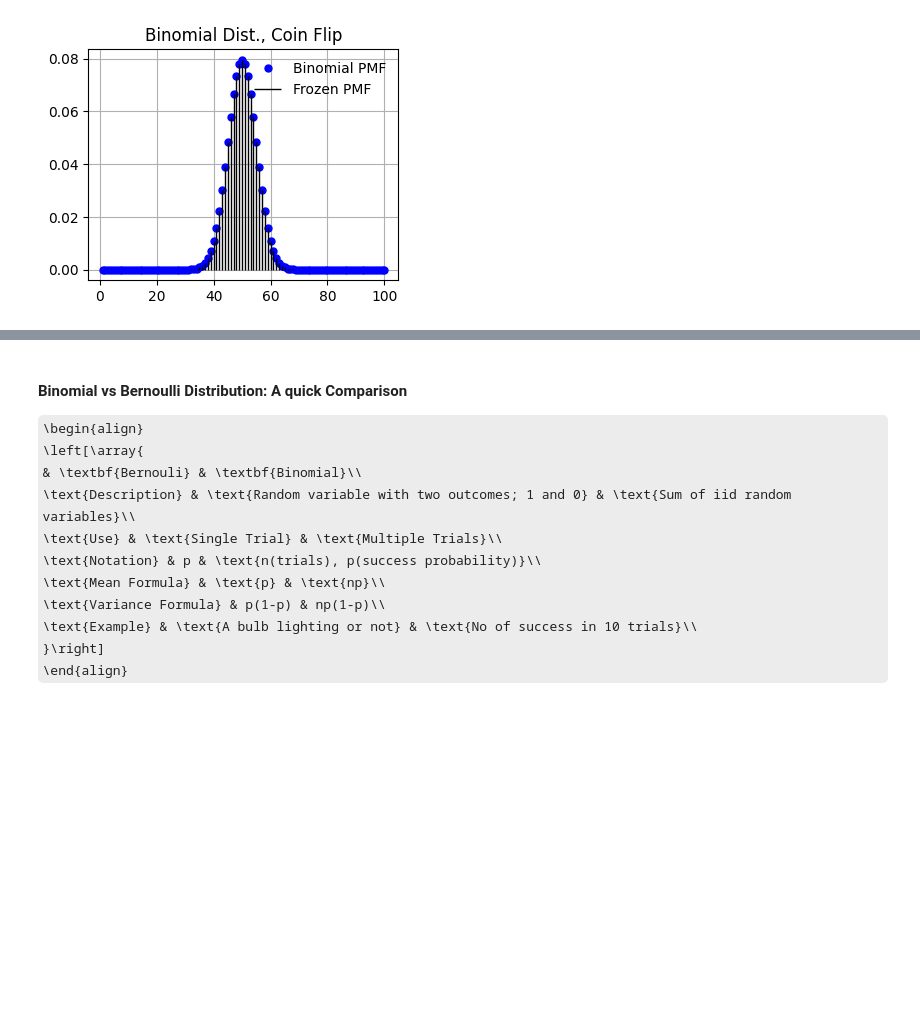
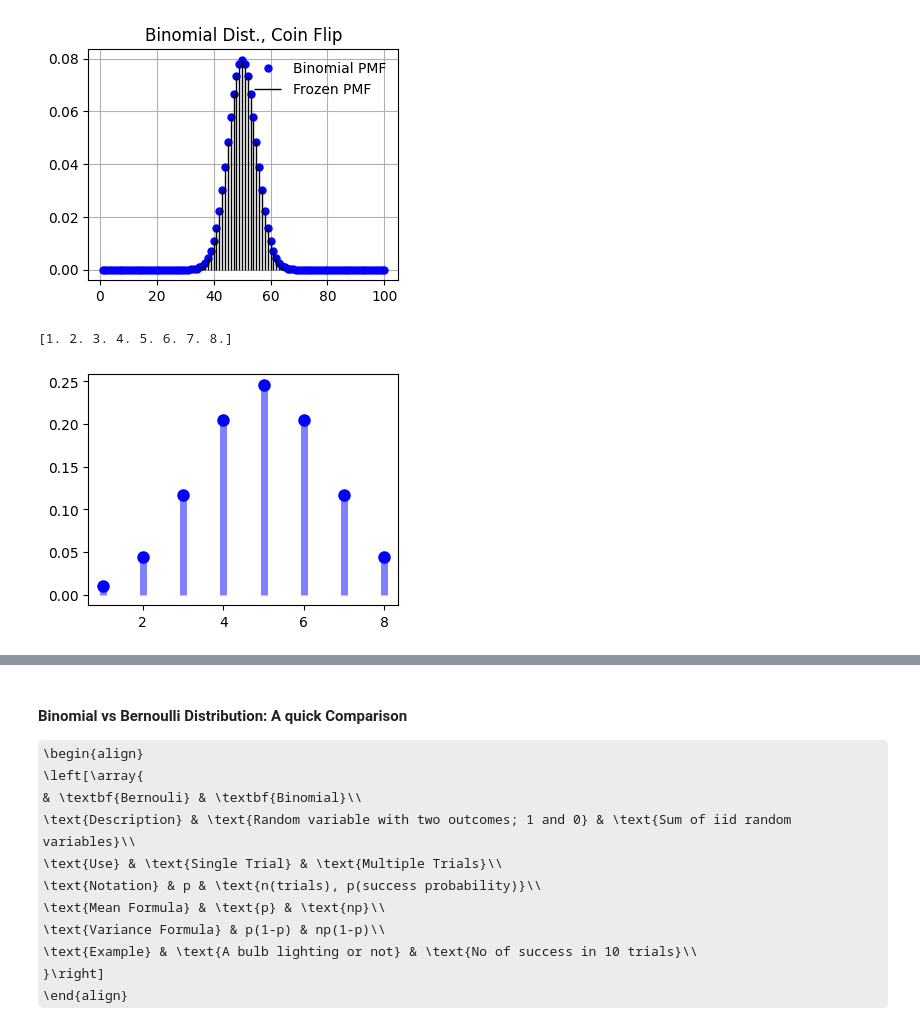
Before and after one commit to akalingking/quant-finance-lectures, a Jupyter notebook: 03_statistics/02_statistical_models_binomial.ipynb, the cells around one changed output, grey strips where cells are left out. Drawn from its saved outputs; the diff is of its cells as text; code cells hidden in the pictures; some formulas as TeX source; blank space fills up the shorter version.

```diff
--- a/03_statistics/02_statistical_models_binomial.ipynb
+++ b/03_statistics/02_statistical_models_binomial.ipynb
@@ -59,3 +56,15 @@ prob = binom.cdf(x, n, p)
 assert np.allclose(x, binom.ppf(prob, n, p))
 # %% [output]
 [figure]
+# %%
+x=np.arange(binom.ppf(0.001, n, p), binom.ppf(0.999, n, p))
+print(x)
+fig, ax = plt.subplots(1, 1, figsize=(4,3))
+# Probability of x heads in n trials
+y = binom.pmf(x, n, p)
+ax.plot(x, y, 'bo', ms=8, label='binom pmf')
+ax.vlines(x, 0, binom.pmf(x, n, p), colors='b', lw=5, alpha=0.5)
+plt.show()
+# %% [output]
+[1. 2. 3. 4. 5. 6. 7. 8.]
+[figure, added]
```
Also changed, not shown: parts of 8 cells of this notebook.
